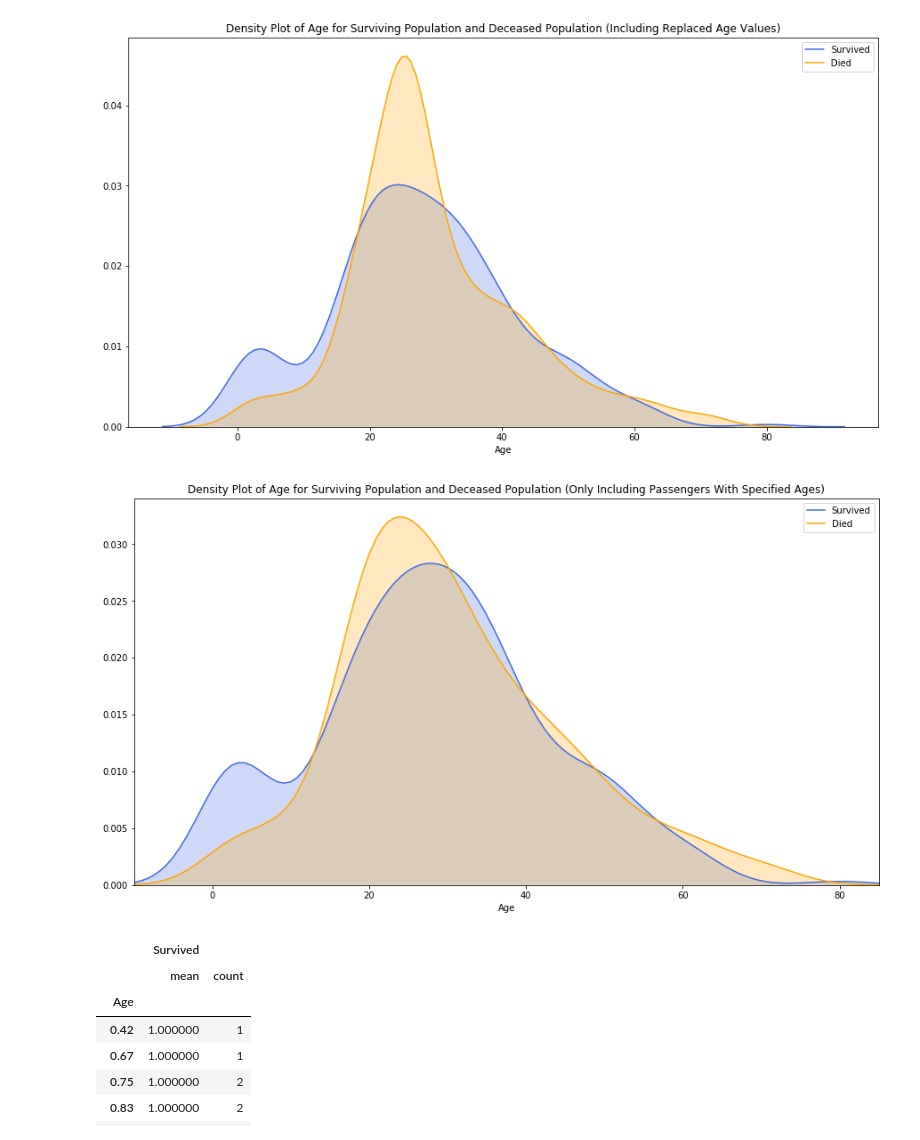
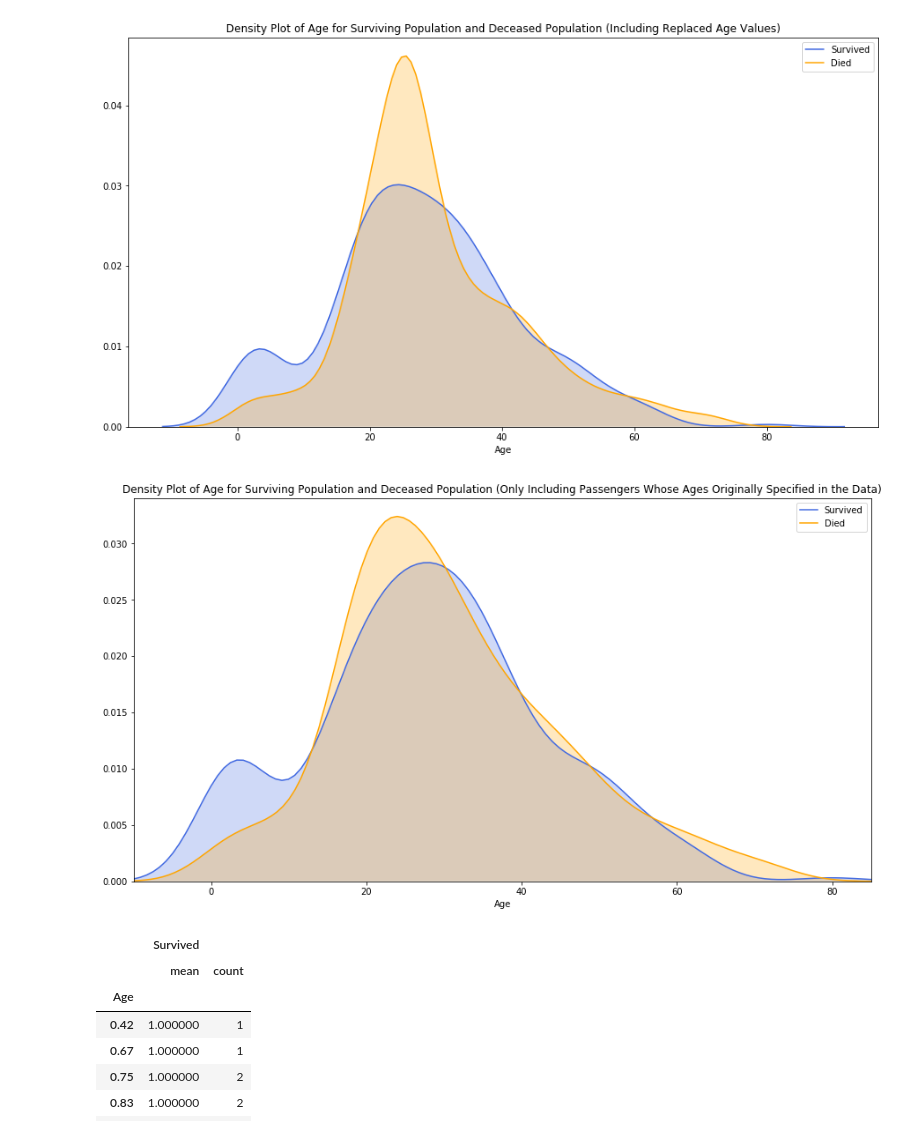
Before and after one commit to mileslucey/titanic_problem, a Jupyter notebook: titanic_analysis.ipynb, the cells around one changed output. Saved outputs shown, nothing was run; the diff lists cells and outputs as text; code cells hidden in the pictures.

```diff
--- a/titanic_analysis.ipynb
+++ b/titanic_analysis.ipynb
@@ -331,18 +382,20 @@ plt.show()
 # %% [output]
 [figure]
 # %%
-# age distribution for survivers and deceased is relatively similar. However, note that one difference is that of the survivers a larger proportion were children
-
+# Set up figure with two subplots
 plt.figure(figsize=(15,8))
+# Create a kernel density estimation plot showing the ages of passengers who survive the shipwreck and color the plot blue
 ax1 = sns.kdeplot(training_data['Age'][(training_data.Age.notnull()) & (training_data.Survived == 1)], color = 'royalblue', shade=True)
+# Create a kernel density estimation plot showing the ages of passengers who did not survive the shipwreck and color the plot orange
 ax2 = sns.kdeplot(training_data['Age'][(training_data.Age.notnull()) & (training_data.Survived == 0)], color = 'orange', shade=True)
+# Add titles and legend
 plt.legend(['Survived', 'Died'])
-plt.title('Density Plot of Age for Surviving Population and Deceased Population (Only Including Passengers With Specified Ages)')
+plt.title('Density Plot of Age for Surviving Population and Deceased Population (Only Including Passengers Whose Ages Originally Specified in the Data)')
 ax2.set(xlabel = 'Age')
 plt.xlim(-10,85)
 plt.show()
 # %% [output]
-[figure, old version]
+[figure, new version]
 # %%
 # Look at average survival and count of passengers by age
 training_data_2[['Age', 'Survived']].groupby(['Age'], as_index = False).agg(['mean', 'count'])
```
Also changed, not shown: parts of 118 cells of this notebook, 1 other file.
